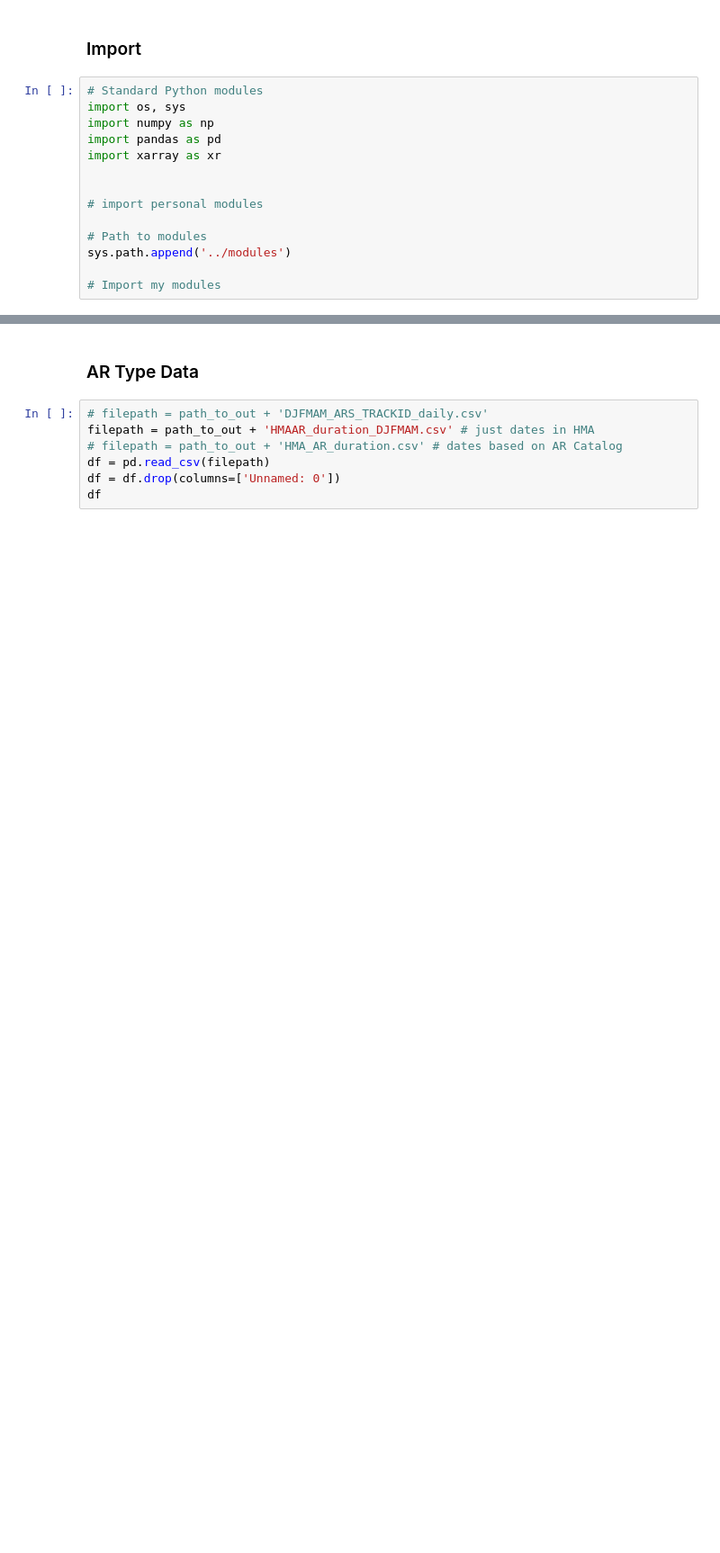
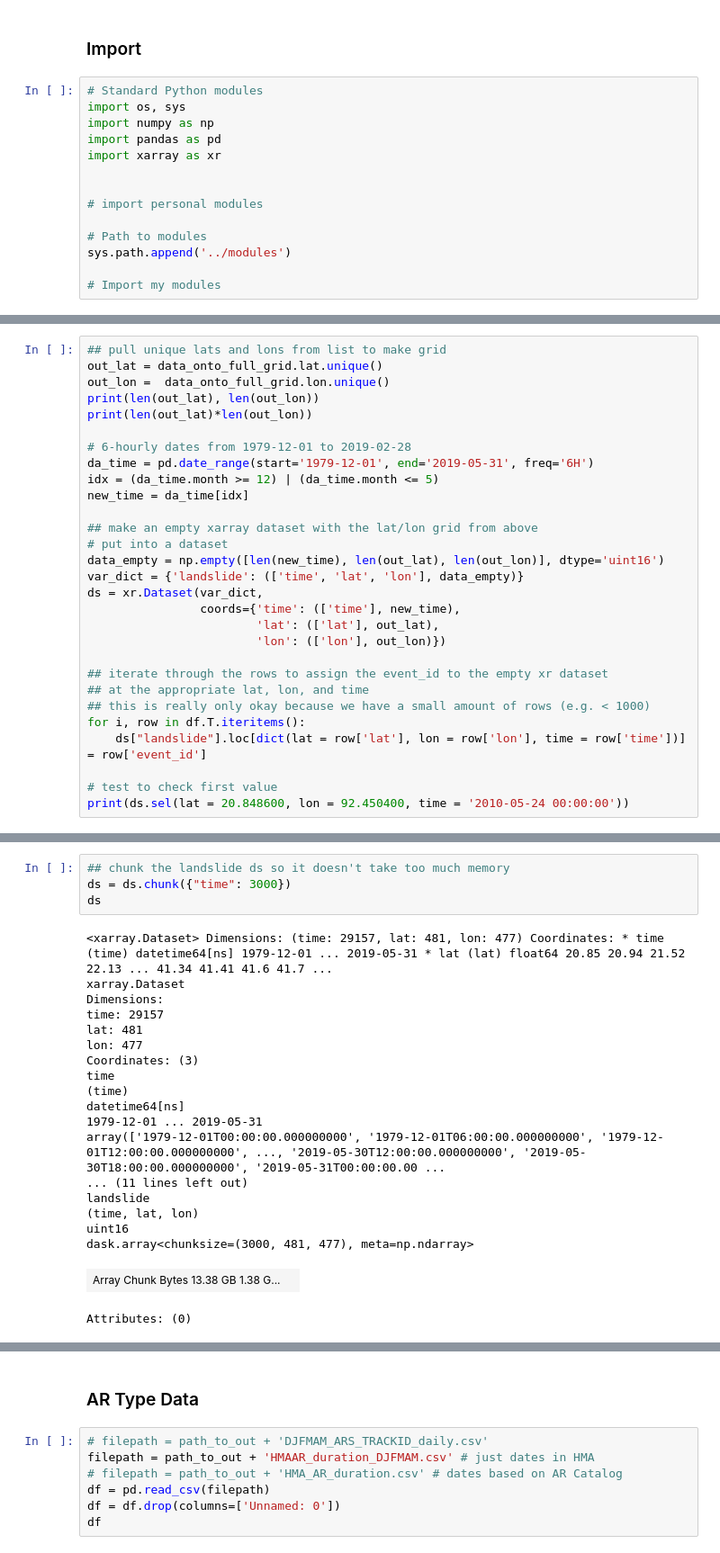
Before and after one commit to dlnash/HMA_AR_freezing_level, a Jupyter notebook: preprocess/generate_df_ivt.ipynb, the cells around one changed output, grey strips where cells are left out. Shown at 90% size. Saved outputs shown, nothing was run; the diff lists cells and outputs as text; blank space fills up the shorter version.

```diff
--- a/preprocess/generate_df_ivt.ipynb
+++ b/preprocess/generate_df_ivt.ipynb
@@ -22,0 +117,29 @@ path_to_figs = '/home/nash/DATA/repositories/HASIA_ch2_analysis/figs/'      # fi
+# %%
+## pull unique lats and lons from list to make grid
+out_lat = data_onto_full_grid.lat.unique()
+out_lon =  data_onto_full_grid.lon.unique()
+print(len(out_lat), len(out_lon))
+print(len(out_lat)*len(out_lon))
+
+# 6-hourly dates from 1979-12-01 to 2019-02-28
+da_time = pd.date_range(start='1979-12-01', end='2019-05-31', freq='6H')
+idx = (da_time.month >= 12) | (da_time.month <= 5)
+new_time = da_time[idx]
+
+## make an empty xarray dataset with the lat/lon grid from above
+# put into a dataset
+data_empty = np.empty([len(new_time), len(out_lat), len(out_lon)], dtype='uint16')
+var_dict = {'landslide': (['time', 'lat', 'lon'], data_empty)}
+ds = xr.Dataset(var_dict,
+                coords={'time': (['time'], new_time),
+                        'lat': (['lat'], out_lat),
+                        'lon': (['lon'], out_lon)})
+
+## iterate through the rows to assign the event_id to the empty xr dataset
+## at the appropriate lat, lon, and time
+## this is really only okay because we have a small amount of rows (e.g. < 1000)
+for i, row in df.T.iteritems():
+    ds["landslide"].loc[dict(lat = row['lat'], lon = row['lon'], time = row['time'])] = row['event_id']
+
+# test to check first value
+print(ds.sel(lat = 20.848600, lon = 92.450400, time = '2010-05-24 00:00:00'))
@@ -22,0 +211,24 @@ path_to_figs = '/home/nash/DATA/repositories/HASIA_ch2_analysis/figs/'      # fi
+# %%
+## chunk the landslide ds so it doesn't take too much memory
+ds = ds.chunk({"time": 3000})
+ds
+# %% [output]
+<xarray.Dataset> Dimensions: (time: 29157, lat: 481, lon: 477) Coordinates: * time (time) datetime64[ns] 1979-12-01 ... 2019-05-31 * lat (lat) float64 20.85 20.94 21.52 22.13 ... 41.34 41.41 41.6 41.7 ...
+xarray.Dataset
+Dimensions:
+time: 29157
+lat: 481
+lon: 477
+Coordinates: (3)
+time
+(time)
+datetime64[ns]
+1979-12-01 ... 2019-05-31
+array(['1979-12-01T00:00:00.000000000', '1979-12-01T06:00:00.000000000', '1979-12-01T12:00:00.000000000', ..., '2019-05-30T12:00:00.000000000', '2019-05-30T18:00:00.000000000', '2019-05-31T00:00:00.00 ...
+... (11 lines left out)
+landslide
+(time, lat, lon)
+uint16
+dask.array<chunksize=(3000, 481, 477), meta=np.ndarray>
+| Array Chunk Bytes 13.38 GB 1.38 G... |  |
+Attributes: (0)
```
Also changed, not shown: parts of 18 cells of this notebook, 2 other files.
